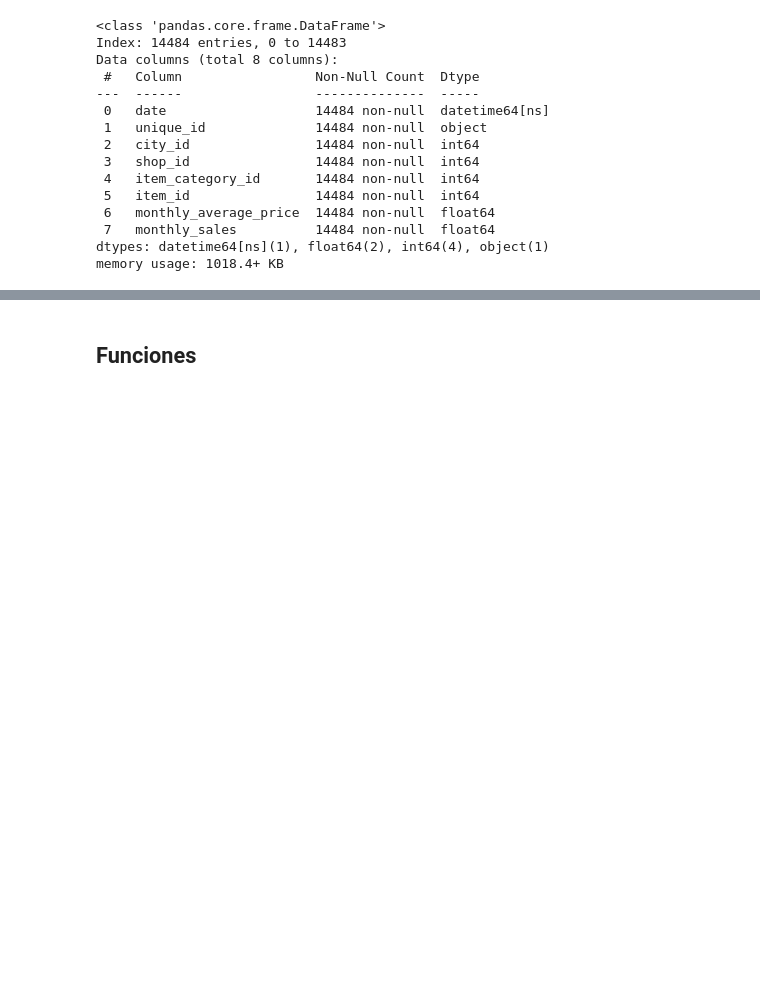
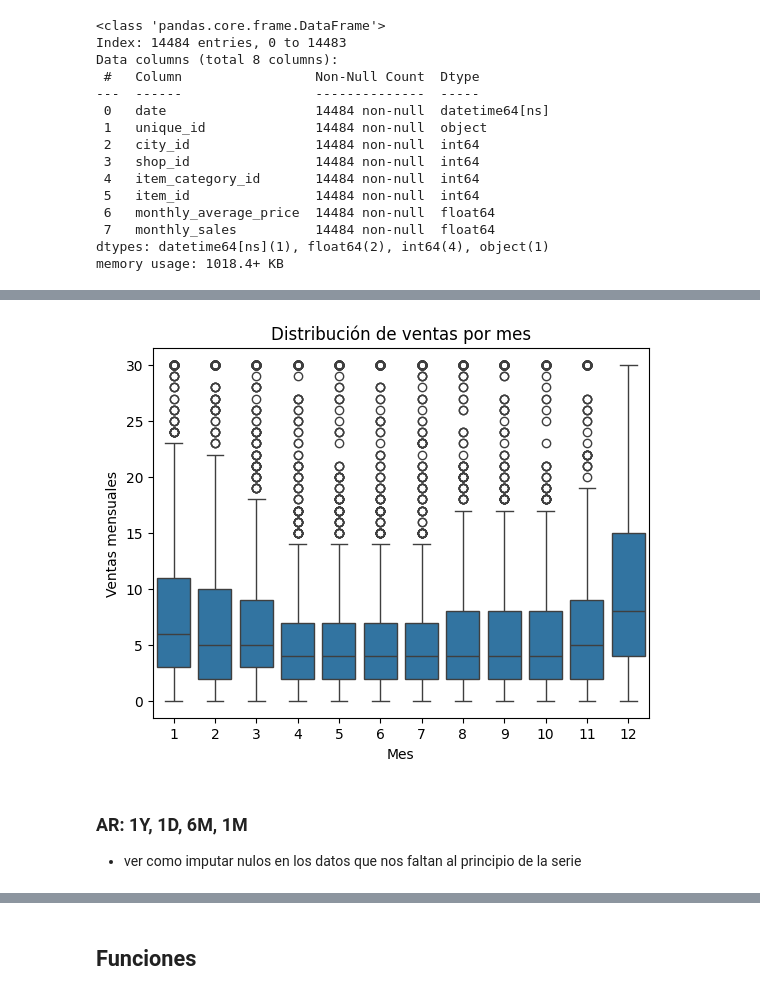
Before and after one commit to leoaguado/E3_Unsupervised_Machine_Learning, a Jupyter notebook: ML_time_series.ipynb, the cells around one changed output, grey strips where cells are left out. Drawn from its saved outputs; the diff is of its cells as text; code cells hidden in the pictures; blank space fills up the shorter version.

```diff
--- a/ML_time_series.ipynb
+++ b/ML_time_series.ipynb
@@ -370,0 +428,16 @@ memory usage: 1018.4+ KB
+# %%
+df_features["month"] = df_features["date"].dt.month
+df_features["year"] = df_features["date"].dt.year
+df_features["quarter"] = df_features["date"].dt.quarter
+# %%
+# Visualizacion: estacionalidad mensual
+sns.boxplot(x="month", y="monthly_sales", data=df_features)
+plt.title("Distribución de ventas por mes")
+plt.xlabel("Mes")
+plt.ylabel("Ventas mensuales")
+plt.show()
+# %% [output]
+[figure, added]
+# %% [markdown]
+### AR: 1Y, 1D, 6M, 1M
+ - ver como imputar nulos en los datos que nos faltan al principio de la serie
```
Also changed, not shown: parts of 26 cells of this notebook.
